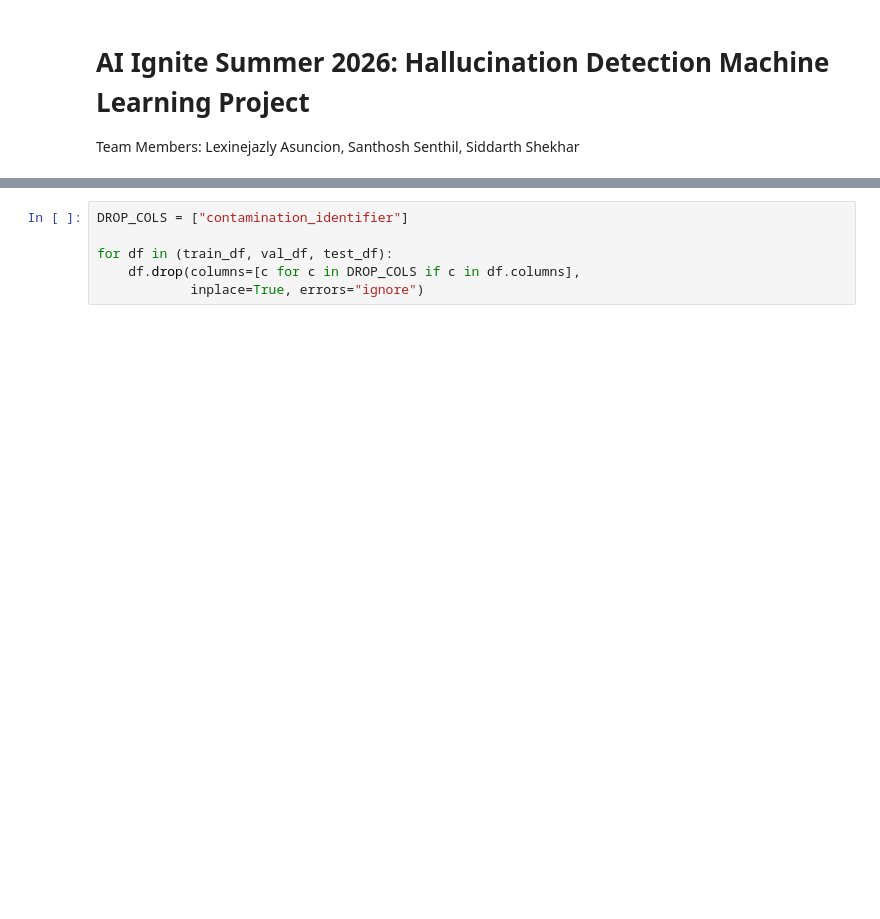
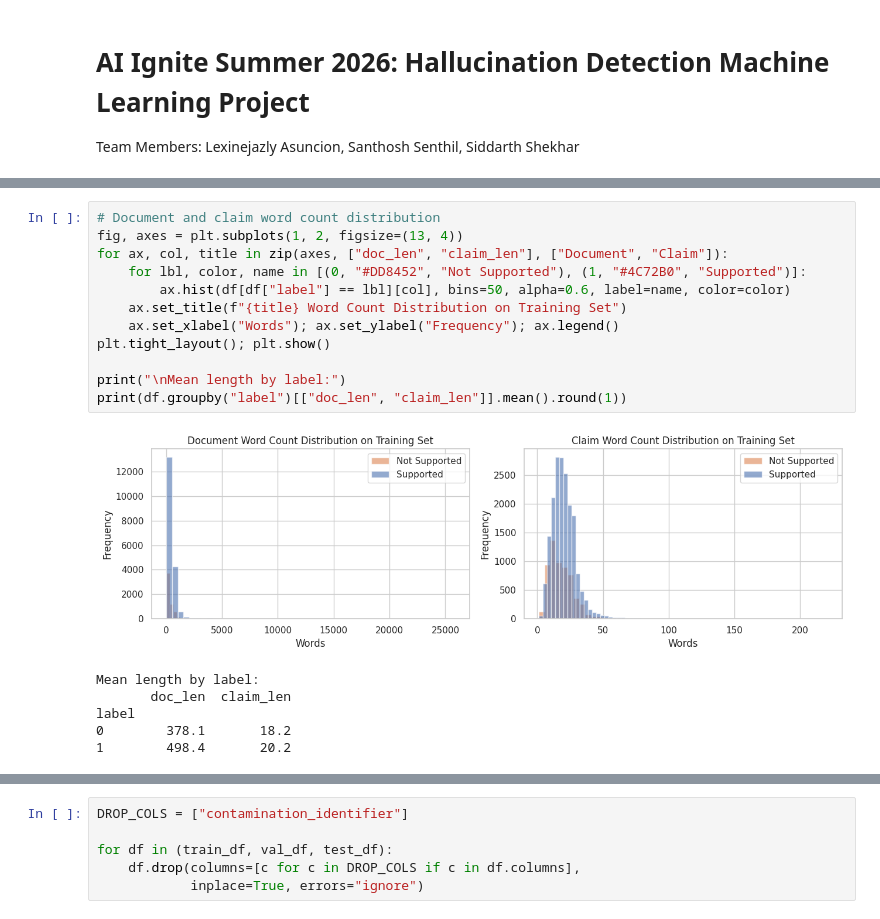
Before and after one commit to lexinejazly-asuncion/Hallucination_Detection, a Jupyter notebook: Hallucination_Detection.ipynb, the cells around one changed output, grey strips where cells are left out. Saved outputs shown, nothing was run; the diff lists cells and outputs as text; blank space fills up the shorter version.

```diff
--- a/Hallucination_Detection.ipynb
+++ b/Hallucination_Detection.ipynb
@@ -240,0 +160,19 @@ Most imbalanced src: FactCheck-GPT (17.3% supported)
+# %%
+# Document and claim word count distribution
+fig, axes = plt.subplots(1, 2, figsize=(13, 4))
+for ax, col, title in zip(axes, ["doc_len", "claim_len"], ["Document", "Claim"]):
+    for lbl, color, name in [(0, "#DD8452", "Not Supported"), (1, "#4C72B0", "Supported")]:
+        ax.hist(df[df["label"] == lbl][col], bins=50, alpha=0.6, label=name, color=color)
+    ax.set_title(f"{title} Word Count Distribution on Training Set")
+    ax.set_xlabel("Words"); ax.set_ylabel("Frequency"); ax.legend()
+plt.tight_layout(); plt.show()
+
+print("\nMean length by label:")
+print(df.groupby("label")[["doc_len", "claim_len"]].mean().round(1))
+# %% [output]
+[figure, added]
+Mean length by label:
+       doc_len  claim_len
+label
+0        378.1       18.2
+1        498.4       20.2
```
Also changed, not shown: parts of 52 cells of this notebook.
